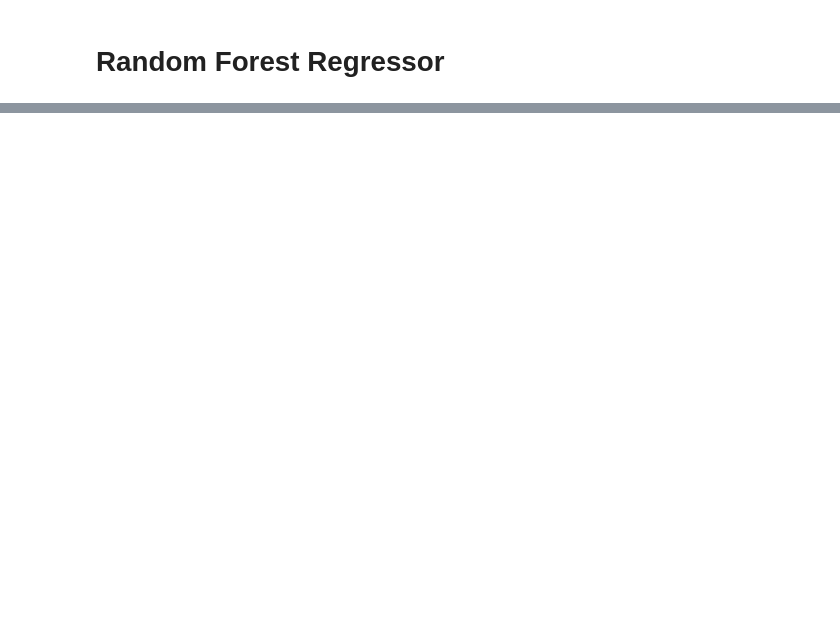
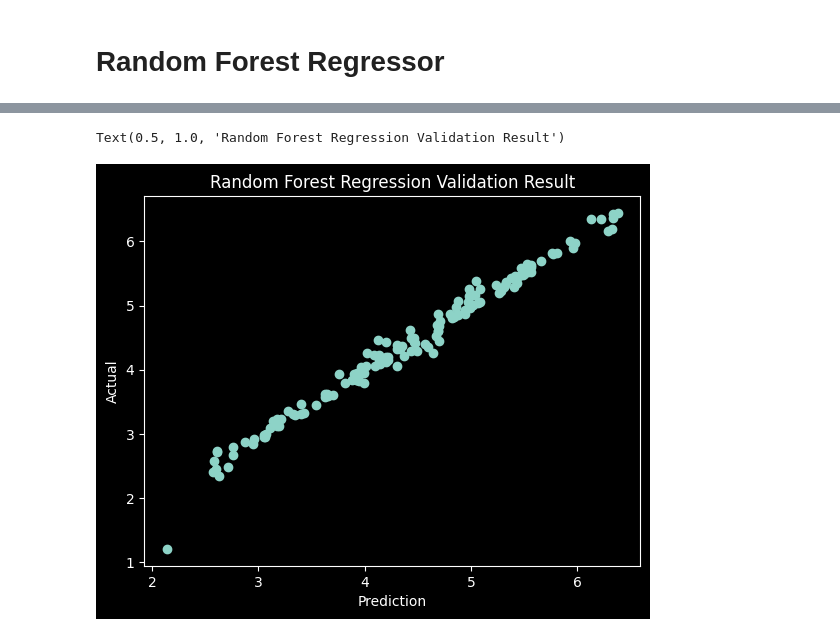
Before and after one commit to ptoyip/COMP4651_Final_Project, a Jupyter notebook: DataFrame.ipynb, the cells around one changed output, grey strips where cells are left out. Cells and saved outputs as stored; diff of their text form; code cells hidden in the pictures; blank space fills up the shorter version.

```diff
--- a/DataFrame.ipynb
+++ b/DataFrame.ipynb
@@ -179,0 +303,8 @@ Text(0.5, 1.0, 'Random Forest Regression Validation Result')
+# %%
+plt.scatter(np.array(rf_predictions.select('prediction').collect()),np.array(rf_predictions.select('scaledYield').collect()))
+plt.xlabel('Prediction')
+plt.ylabel('Actual')
+plt.title('Random Forest Regression Validation Result')
+# %% [output]
+Text(0.5, 1.0, 'Random Forest Regression Validation Result')
+[figure, added]
```
Also changed, not shown: parts of 16 cells of this notebook, 1 other file.
